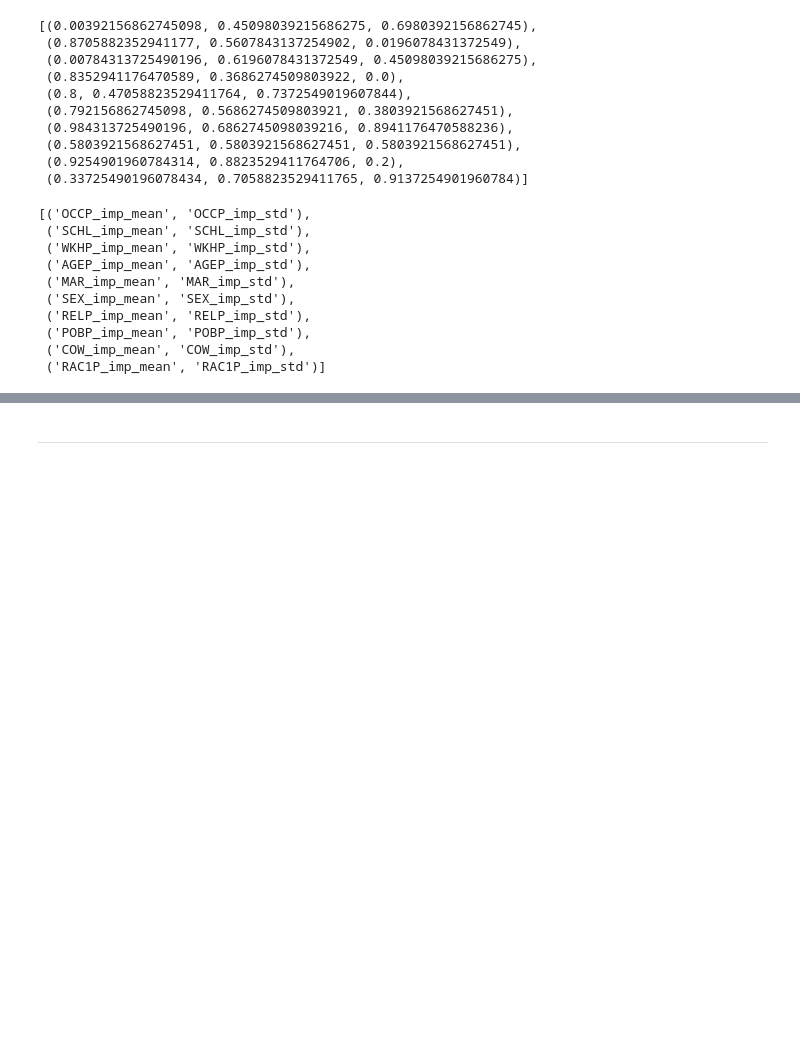
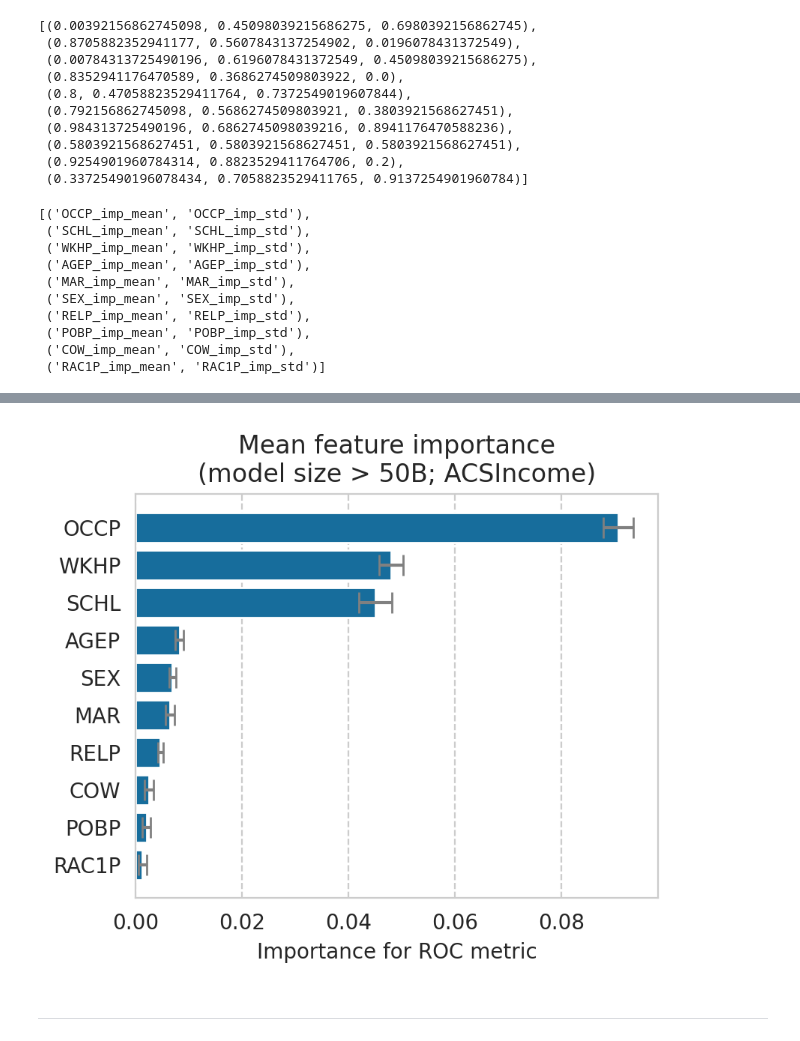
Before and after one commit to socialfoundations/folktexts, a Jupyter notebook: notebooks/parse-feature-importance-results.ipynb, the cells around one changed output, grey strips where cells are left out. Saved outputs shown, nothing was run; the diff lists cells and outputs as text; code cells hidden in the pictures; blank space fills up the shorter version.

```diff
--- a/notebooks/parse-feature-importance-results.ipynb
+++ b/notebooks/parse-feature-importance-results.ipynb
@@ -252,2 +262,12 @@ fig.savefig(IMGS_DIR / "feat-imps-large-models.pdf")
+# %%
+cols_order = df[large_models_filter][feat_imp_cols_sorted].mean().sort_values(ascending=False).index.tolist()
+std_cols_order = [col.replace("_imp_mean", "_imp_std") for col in cols_order]
+
+barplot_feat_imp(df[large_models_filter][cols_order].mean(), df[large_models_filter][std_cols_order].mean())
+
+plt.title("Mean feature importance\n(model size > 50B; ACSIncome)")
+save_fig(fig, "mean-feat-imp-large-models")
+# %% [output]
+[figure, added]
 # %% [markdown]
 ---
```
Also changed, not shown: parts of 7 cells of this notebook.
